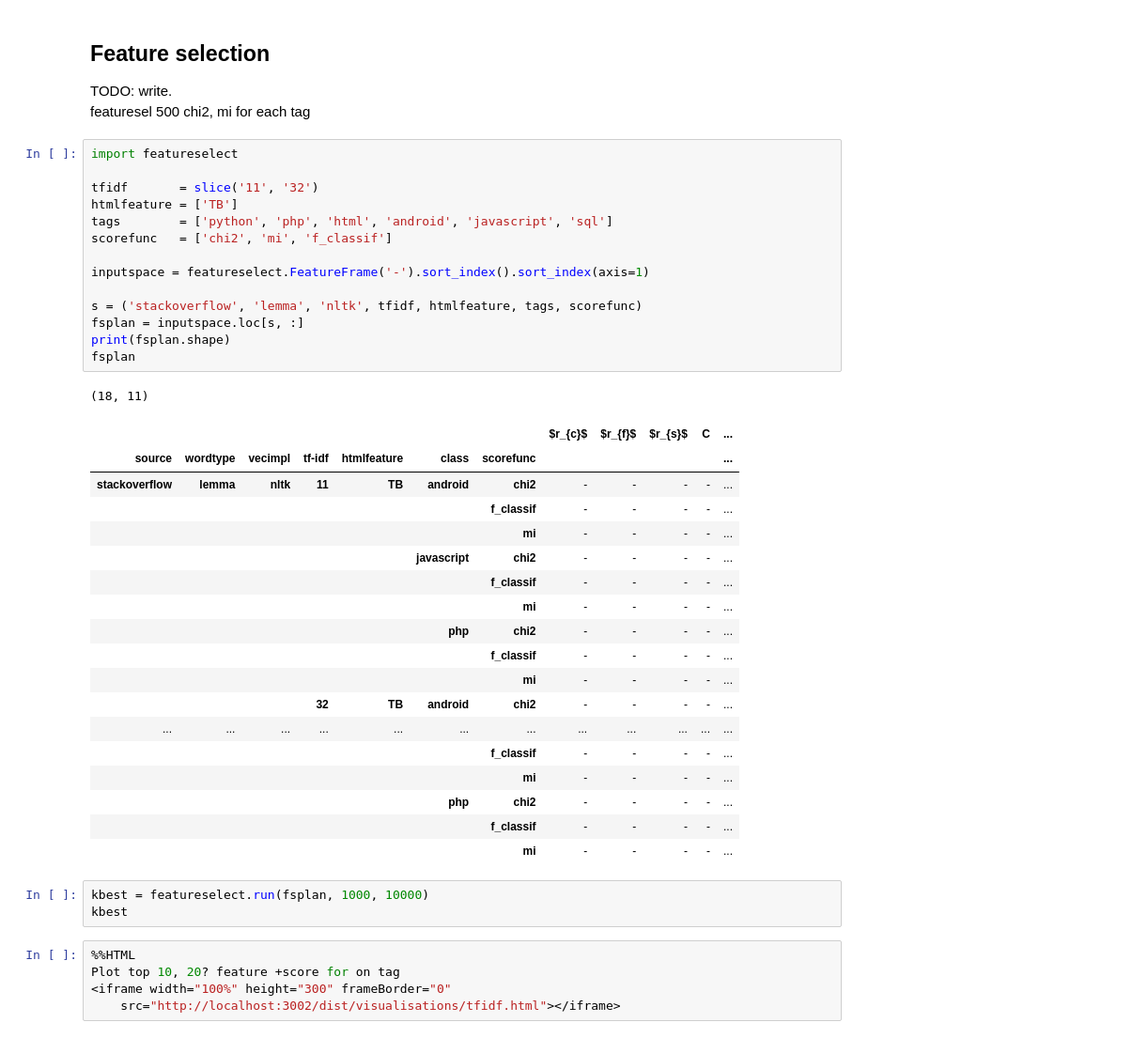
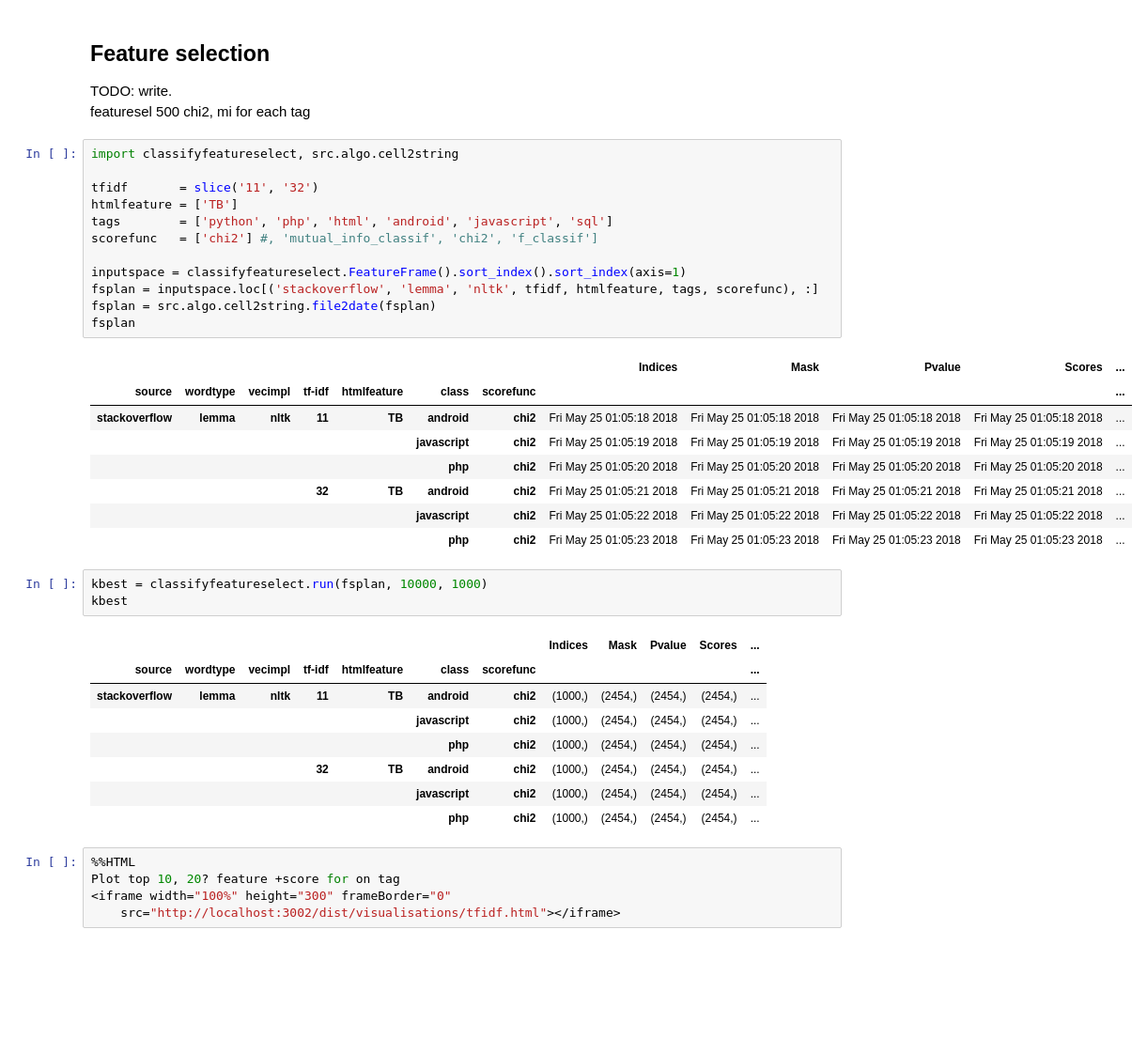
Before and after one commit to glouwa/StackOverflowTopicClustering, a Jupyter notebook: classify.ipynb, the cells around one changed output. Shown: that part at 94% size. Saved outputs shown, nothing was run; the diff lists cells and outputs as text; blank space fills up the shorter version.

```diff
--- a/classify.ipynb
+++ b/classify.ipynb
@@ -13,42 +13,38 @@ TODO: write.<br>
 TODO: write.<br>
 featuresel 500 chi2, mi for each tag
 # %%
-import featureselect
+import classifyfeatureselect, src.algo.cell2string
 
 tfidf       = slice('11', '32')
 htmlfeature = ['TB']
 tags        = ['python', 'php', 'html', 'android', 'javascript', 'sql']
-scorefunc   = ['chi2', 'mi', 'f_classif']
+scorefunc   = ['chi2'] #, 'mutual_info_classif', 'chi2', 'f_classif']
 
-inputspace = featureselect.FeatureFrame('-').sort_index().sort_index(axis=1)
-
-s = ('stackoverflow', 'lemma', 'nltk', tfidf, htmlfeature, tags, scorefunc)
-fsplan = inputspace.loc[s, :]
-print(fsplan.shape)
+inputspace = classifyfeatureselect.FeatureFrame().sort_index().sort_index(axis=1)
+fsplan = inputspace.loc[('stackoverflow', 'lemma', 'nltk', tfidf, htmlfeature, tags, scorefunc), :]
+fsplan = src.algo.cell2string.file2date(fsplan)
 fsplan
 # %% [output]
-(18, 11)
-|  |  |  |  |  |  |  | $r_{c}$ | $r_{f}$ | $r_{s}$ | C | ... |
+|  |  |  |  |  |  |  | Indices | Mask | Pvalue | Scores | ... |
 | source | wordtype | vecimpl | tf-idf | htmlfeature | class | scorefunc |  |  |  |  | ... |
-| stackoverflow | lemma | nltk | 11 | TB | android | chi2 | - | - | - | - | ... |
-|  |  |  |  |  |  | f_classif | - | - | - | - | ... |
-|  |  |  |  |  |  | mi | - | - | - | - | ... |
-|  |  |  |  |  | javascript | chi2 | - | - | - | - | ... |
-|  |  |  |  |  |  | f_classif | - | - | - | - | ... |
-|  |  |  |  |  |  | mi | - | - | - | - | ... |
-|  |  |  |  |  | php | chi2 | - | - | - | - | ... |
-|  |  |  |  |  |  | f_classif | - | - | - | - | ... |
-|  |  |  |  |  |  | mi | - | - | - | - | ... |
-|  |  |  | 32 | TB | android | chi2 | - | - | - | - | ... |
-| ... | ... | ... | ... | ... | ... | ... | ... | ... | ... | ... | ... |
-|  |  |  |  |  |  | f_classif | - | - | - | - | ... |
-|  |  |  |  |  |  | mi | - | - | - | - | ... |
-|  |  |  |  |  | php | chi2 | - | - | - | - | ... |
-|  |  |  |  |  |  | f_classif | - | - | - | - | ... |
-|  |  |  |  |  |  | mi | - | - | - | - | ... |
+| stackoverflow | lemma | nltk | 11 | TB | android | chi2 | Fri May 25 01:05:18 2018 | Fri May 25 01:05:18 2018 | Fri May 25 01:05:18 2018 | Fri May 25 01:05:18 2018 | ... |
+|  |  |  |  |  | javascript | chi2 | Fri May 25 01:05:19 2018 | Fri May 25 01:05:19 2018 | Fri May 25 01:05:19 2018 | Fri May 25 01:05:19 2018 | ... |
+|  |  |  |  |  | php | chi2 | Fri May 25 01:05:20 2018 | Fri May 25 01:05:20 2018 | Fri May 25 01:05:20 2018 | Fri May 25 01:05:20 2018 | ... |
+|  |  |  | 32 | TB | android | chi2 | Fri May 25 01:05:21 2018 | Fri May 25 01:05:21 2018 | Fri May 25 01:05:21 2018 | Fri May 25 01:05:21 2018 | ... |
+|  |  |  |  |  | javascript | chi2 | Fri May 25 01:05:22 2018 | Fri May 25 01:05:22 2018 | Fri May 25 01:05:22 2018 | Fri May 25 01:05:22 2018 | ... |
+|  |  |  |  |  | php | chi2 | Fri May 25 01:05:23 2018 | Fri May 25 01:05:23 2018 | Fri May 25 01:05:23 2018 | Fri May 25 01:05:23 2018 | ... |
 # %%
-kbest = featureselect.run(fsplan, 1000, 10000)
+kbest = classifyfeatureselect.run(fsplan, 10000, 1000)
 kbest
+# %% [output]
+|  |  |  |  |  |  |  | Indices | Mask | Pvalue | Scores | ... |
+| source | wordtype | vecimpl | tf-idf | htmlfeature | class | scorefunc |  |  |  |  | ... |
+| stackoverflow | lemma | nltk | 11 | TB | android | chi2 | (1000,) | (2454,) | (2454,) | (2454,) | ... |
+|  |  |  |  |  | javascript | chi2 | (1000,) | (2454,) | (2454,) | (2454,) | ... |
+|  |  |  |  |  | php | chi2 | (1000,) | (2454,) | (2454,) | (2454,) | ... |
+|  |  |  | 32 | TB | android | chi2 | (1000,) | (2454,) | (2454,) | (2454,) | ... |
+|  |  |  |  |  | javascript | chi2 | (1000,) | (2454,) | (2454,) | (2454,) | ... |
+|  |  |  |  |  | php | chi2 | (1000,) | (2454,) | (2454,) | (2454,) | ... |
 # %%
 %%HTML
 Plot top 10, 20? feature +score for on tag
```
Also changed, not shown: parts of 1 cell of this notebook, 11 other files.
